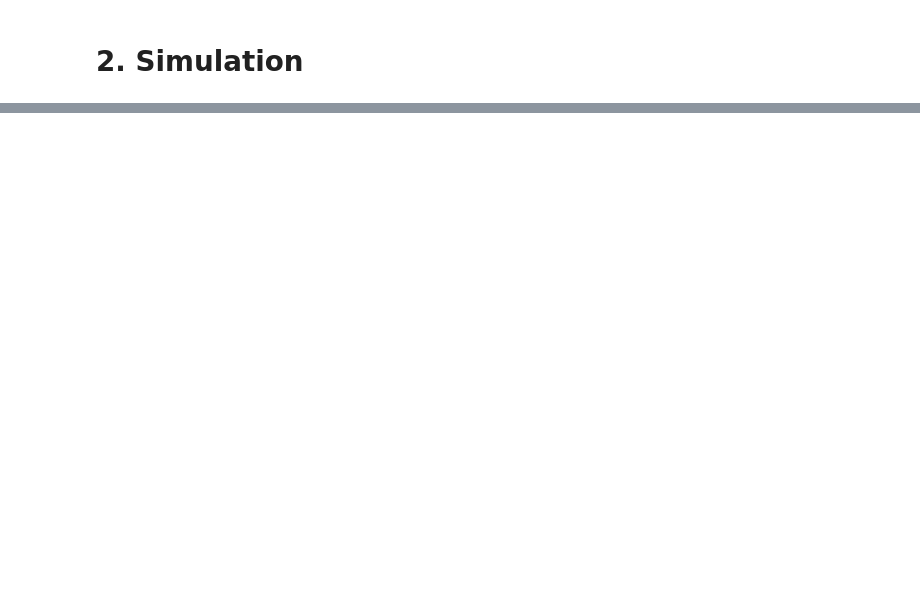
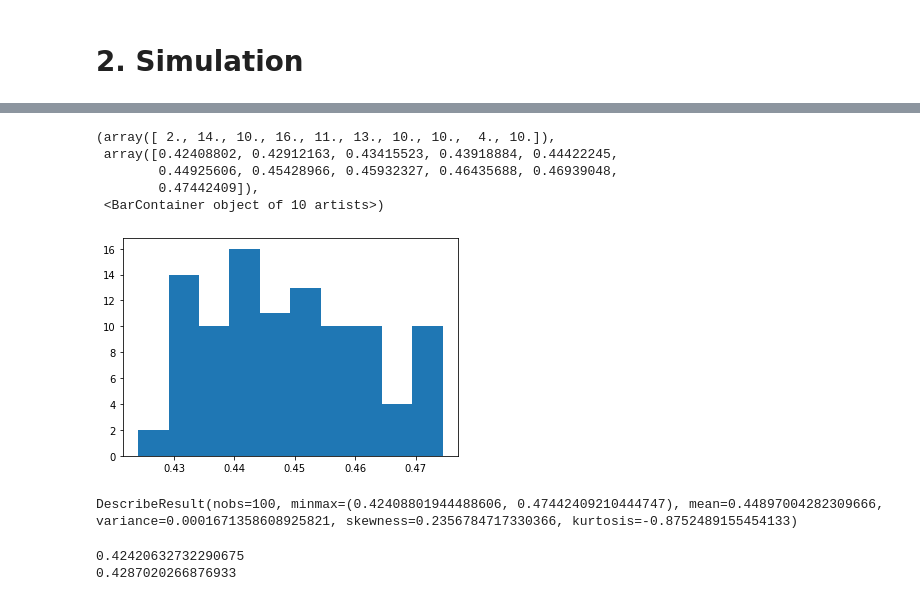
Before and after one commit to Jamjam1729/Dissertation, a Jupyter notebook: Dissertation.ipynb, the cells around one changed output, grey strips where cells are left out. Saved outputs shown, nothing was run; the diff lists cells and outputs as text; code cells hidden in the pictures; blank space fills up the shorter version.

```diff
--- a/Dissertation.ipynb
+++ b/Dissertation.ipynb
@@ -367,0 +400,19 @@ for window in window_lengths:
+# %%
+plt.hist(simulated_H)
+# %% [output]
+(array([ 2., 14., 10., 16., 11., 13., 10., 10.,  4., 10.]),
+ array([0.42408802, 0.42912163, 0.43415523, 0.43918884, 0.44422245,
+        0.44925606, 0.45428966, 0.45932327, 0.46435688, 0.46939048,
+        0.47442409]),
+ <BarContainer object of 10 artists>)
+[figure, added]
+# %%
+stats.describe(simulated_H)
+# %% [output]
+DescribeResult(nobs=100, minmax=(0.42408801944488606, 0.47442409210444747), mean=0.44897004282309666, variance=0.0001671358608925821, skewness=0.2356784717330366, kurtosis=-0.8752489155454133)
+# %%
+print(np.percentile(simulated_H, 0.025))
+print(np.percentile(simulated_H, 0.975))
+# %% [output]
+0.42420632732290675
+0.4287020266876933
```
Also changed, not shown: parts of 17 cells of this notebook.
